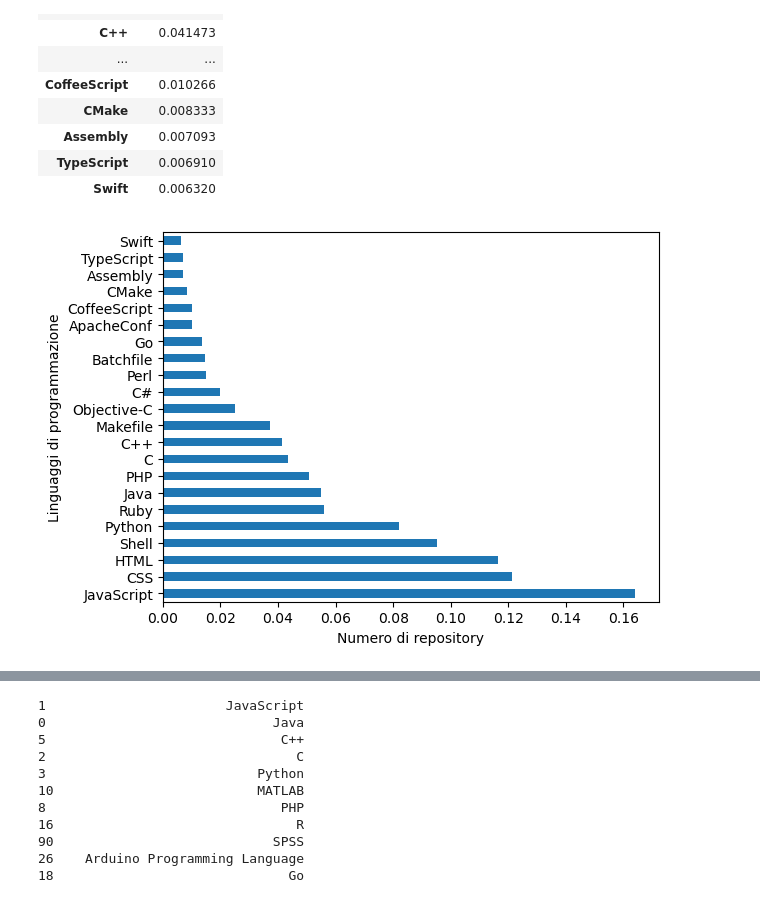
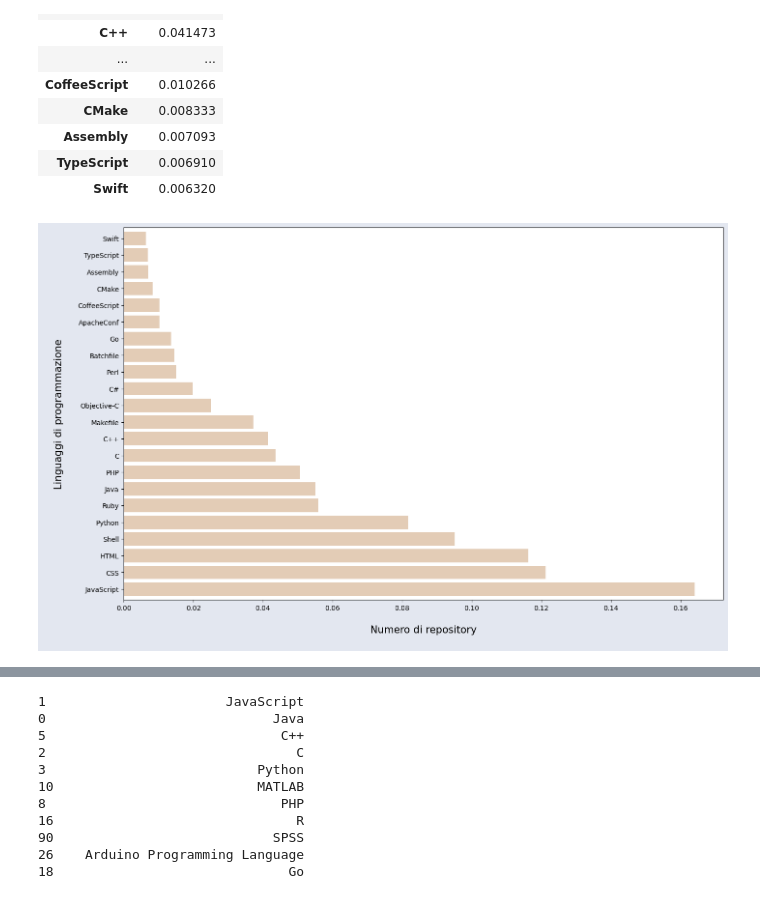
Before and after one commit to Monf11/SciVis, a Jupyter notebook: Codici/data.ipynb, the cells around one changed output, grey strips where cells are left out. Drawn from its saved outputs; the diff is of its cells as text; code cells hidden in the pictures.

```diff
--- a/Codici/data.ipynb
+++ b/Codici/data.ipynb
@@ -160,7 +163,3 @@ d = df['number_of_users'].dropna()
 len(d)
 # %% [output]
 4303
-# %%
-comments.plot.bar()
-plt.rcParams['font.sans-serif'] = 'DejaVu Sans'
-plt.show()
@@ -251,7 +251,7 @@ type
 pl    3368
 Name: count, dtype: int64
 # %%
-repo = pd.read_csv('repos.csv', index_col = 0)
+repo = pd.read_csv('C:/Users/saver/OneDrive/Desktop/project/SciVis/Dataset/repos.csv', index_col = 0)
 repo.head(20)
 # %% [output]
 |  | num_repos |
@@ -328,12 +328,14 @@ See the caveats in the documentation: https://pandas.pydata.org/pandas-docs/stab
 | TypeScript | 0.006910 |
 | Swift | 0.006320 |
 # %%
-r.plot.barh(legend = False)
-plt.ylabel('Linguaggi di programmazione')
-plt.xlabel('Numero di repository')
+fig, ax = plt.subplots(figsize=(16, 10))
+fig.set_facecolor('#E3E7F0')
+r.plot.barh(ax = ax, legend = False, color = '#a4560f', alpha = 0.3, width = 0.8)
+plt.ylabel('\nLinguaggi di programmazione\n', fontsize = 15)
+plt.xlabel('\nNumero di repository\n', fontsize = 15)
 plt.show()
 # %% [output]
-[figure, old version]
+[figure, new version]
 # %%
 data_t = df[df['type'] == 'pl'].sort_values(by='number_of_users',ascending=False).head(20)
 data_t
```
Also changed, not shown: parts of 12 cells of this notebook, 3 other files.
